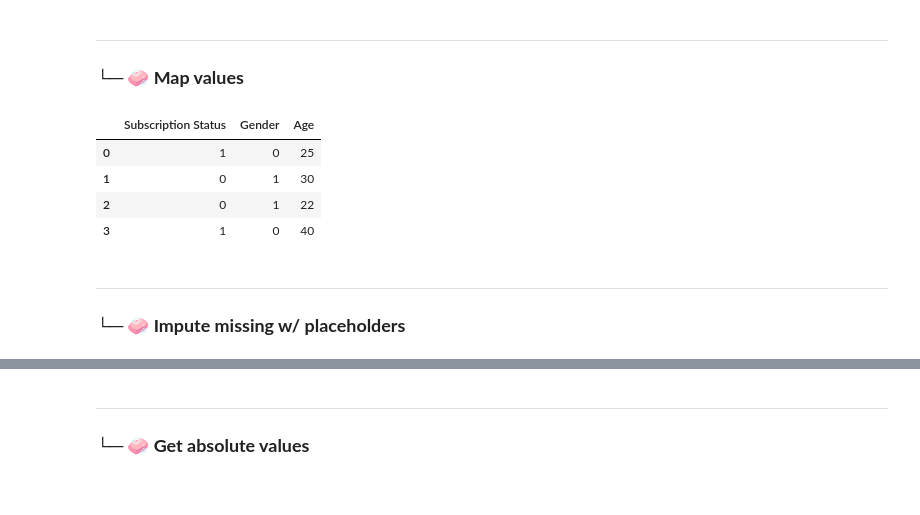
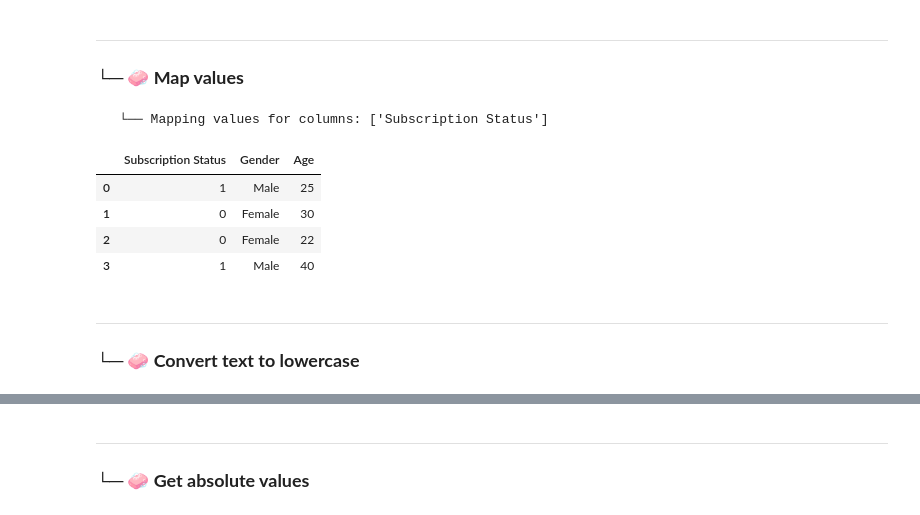
Before and after one commit to JoelNgiamKeeYong/ai-sandbox, a Jupyter notebook: model-pipeline/adaptive_pipeline.ipynb, the cells around one changed output, grey strips where cells are left out. Cells and saved outputs as stored; diff of their text form; code cells hidden in the pictures.

```diff
--- a/model-pipeline/adaptive_pipeline.ipynb
+++ b/model-pipeline/adaptive_pipeline.ipynb
@@ -38,7 +38,7 @@ from IPython.core.interactiveshell import InteractiveShell
 InteractiveShell.ast_node_interactivity = 'all'
 # %%
 DUMMY_MODE = True  # Set to True to use dummy data, False to use real data
-ML_TYPE = 'regression'  # 'classification' or 'regression'
+ML_TYPE = 'classification'  # 'classification' or 'regression'
 TARGET = 'target' if DUMMY_MODE == True else 'target_value' # Define the target variable based on the mode
 TEST_SIZE = 0.2
 RANDOM_SEED = 42
@@ -264,10 +1231,10 @@ df_sample
 ---
 ### └─ **🧼 Map values**
 # %%
-def map_values(df, mapping_dict, columns=None):
+def map_values(df, mapping_dict):
+    print(f"   └── Mapping values for columns: {list(mapping_dict.keys())}")
     df = df.copy()
-    if columns is None:
-        columns = mapping_dict.keys()
+    columns = mapping_dict.keys()
     for col in columns:
         if col in df.columns and col in mapping_dict:
             df[col] = df[col].map(mapping_dict[col]).fillna(df[col])
@@ -275,24 +1242,25 @@ def map_values(df, mapping_dict, columns=None):
 # %%
 df_sample = pd.DataFrame({
     'Subscription Status': ['yes', 'no', 'no', 'yes'],
     'Gender': ['Male', 'Female', 'Female', 'Male'],
     'Age': [25, 30, 22, 40]
 })
 
 mapping = {
     'Subscription Status': {'yes': 1, 'no': 0},
-    'Gender': {'Male': 0, 'Female': 1}
+    # 'Gender': {'Male': 0, 'Female': 1}
 }
 
 df_sample = map_values(df_sample, mapping)
 df_sample
 # %% [output]
+   └── Mapping values for columns: ['Subscription Status']
 |  | Subscription Status | Gender | Age |
-| 0 | 1 | 0 | 25 |
-| 1 | 0 | 1 | 30 |
-| 2 | 0 | 1 | 22 |
-| 3 | 1 | 0 | 40 |
+| 0 | 1 | Male | 25 |
+| 1 | 0 | Female | 30 |
+| 2 | 0 | Female | 22 |
+| 3 | 1 | Male | 40 |
-# %% [markdown]
----
-### └─ **🧼 Impute missing w/ placeholders**
+# %% [markdown]
+---
+### └─ **🧼 Convert text to lowercase**
 # %%
```
Also changed, not shown: parts of 219 cells of this notebook, 8 other files.
